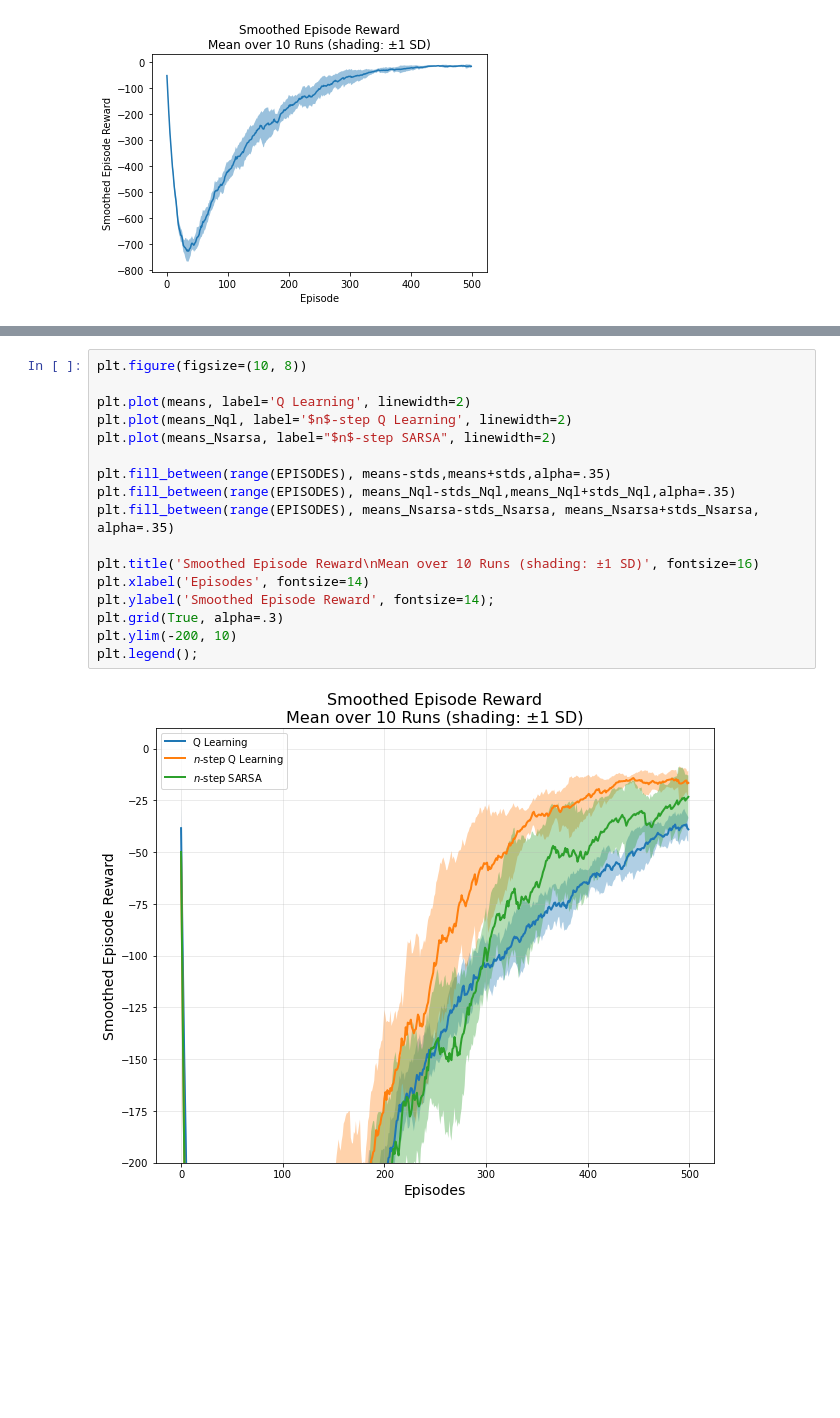
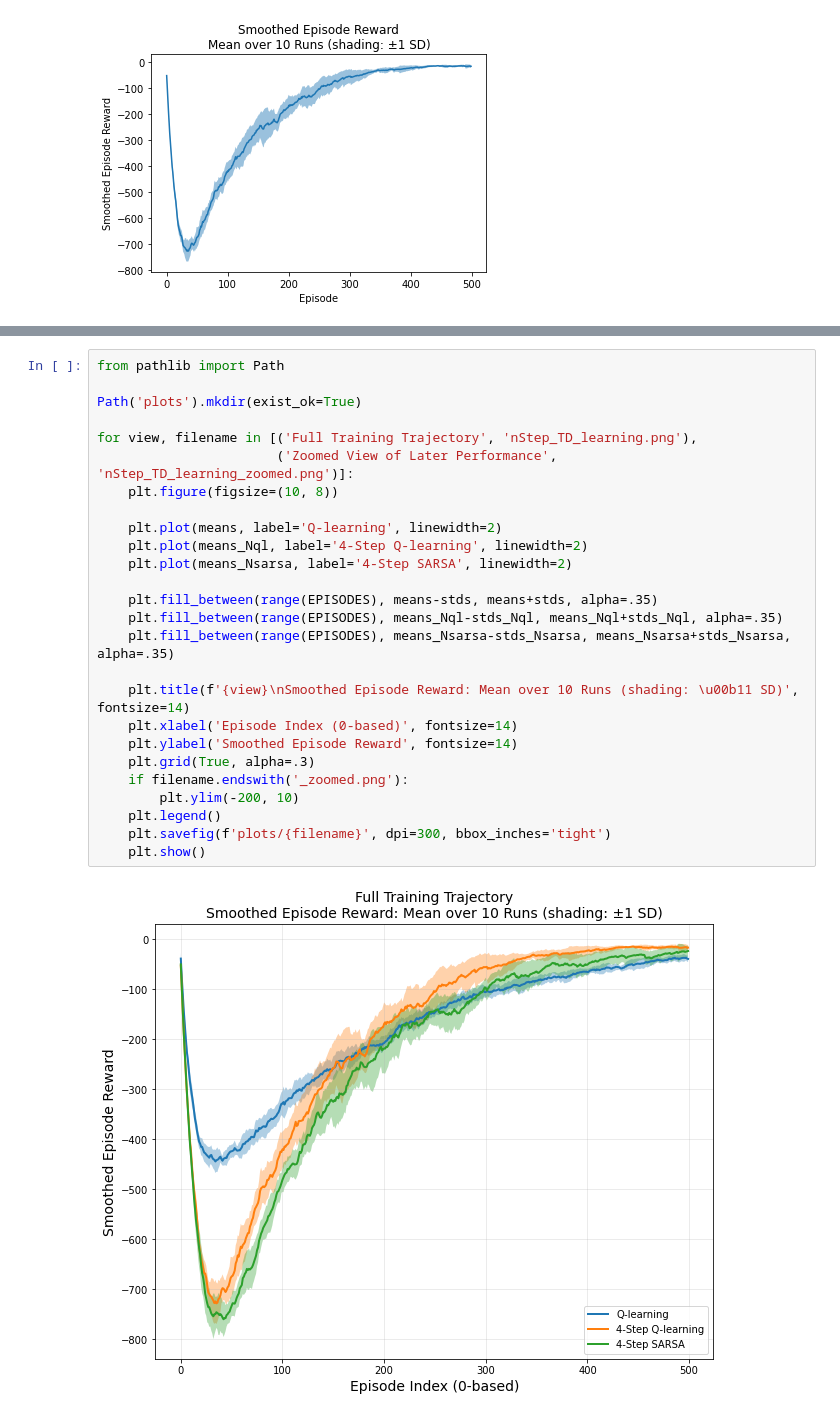
Before and after one commit to Bortrex/nStep_TD_learning, a Jupyter notebook: gym_taxiV3.ipynb, the cells around one changed output, grey strips where cells are left out. Cells and saved outputs as stored; diff of their text form; blank space fills up the shorter version.

```diff
--- a/gym_taxiV3.ipynb
+++ b/gym_taxiV3.ipynb
@@ -411,19 +404,28 @@ plt.ylabel('Smoothed Episode Reward');
 # %%
-plt.figure(figsize=(10, 8))
+from pathlib import Path
 
-plt.plot(means, label='Q Learning', linewidth=2)
-plt.plot(means_Nql, label='$n$-step Q Learning', linewidth=2)
-plt.plot(means_Nsarsa, label="$n$-step SARSA", linewidth=2)
+Path('plots').mkdir(exist_ok=True)
 
-plt.fill_between(range(EPISODES), means-stds,means+stds,alpha=.35)
-plt.fill_between(range(EPISODES), means_Nql-stds_Nql,means_Nql+stds_Nql,alpha=.35)
-plt.fill_between(range(EPISODES), means_Nsarsa-stds_Nsarsa, means_Nsarsa+stds_Nsarsa, alpha=.35)
+for view, filename in [('Full Training Trajectory', 'nStep_TD_learning.png'),
+                       ('Zoomed View of Later Performance', 'nStep_TD_learning_zoomed.png')]:
+    plt.figure(figsize=(10, 8))
 
-plt.title('Smoothed Episode Reward\nMean over 10 Runs (shading: ±1 SD)', fontsize=16)
-plt.xlabel('Episodes', fontsize=14)
-plt.ylabel('Smoothed Episode Reward', fontsize=14);
-plt.grid(True, alpha=.3)
-plt.ylim(-200, 10)
-plt.legend();
+    plt.plot(means, label='Q-learning', linewidth=2)
+    plt.plot(means_Nql, label='4-Step Q-learning', linewidth=2)
+    plt.plot(means_Nsarsa, label='4-Step SARSA', linewidth=2)
+
+    plt.fill_between(range(EPISODES), means-stds, means+stds, alpha=.35)
+    plt.fill_between(range(EPISODES), means_Nql-stds_Nql, means_Nql+stds_Nql, alpha=.35)
+    plt.fill_between(range(EPISODES), means_Nsarsa-stds_Nsarsa, means_Nsarsa+stds_Nsarsa, alpha=.35)
+
+    plt.title(f'{view}\nSmoothed Episode Reward: Mean over 10 Runs (shading: \u00b11 SD)', fontsize=14)
+    plt.xlabel('Episode Index (0-based)', fontsize=14)
+    plt.ylabel('Smoothed Episode Reward', fontsize=14)
+    plt.grid(True, alpha=.3)
+    if filename.endswith('_zoomed.png'):
+        plt.ylim(-200, 10)
+    plt.legend()
+    plt.savefig(f'plots/{filename}', dpi=300, bbox_inches='tight')
+    plt.show()
 # %% [output]
-[figure, old version]
+[figure, new version]
```
Also changed, not shown: parts of 15 cells of this notebook, 2 other files.
